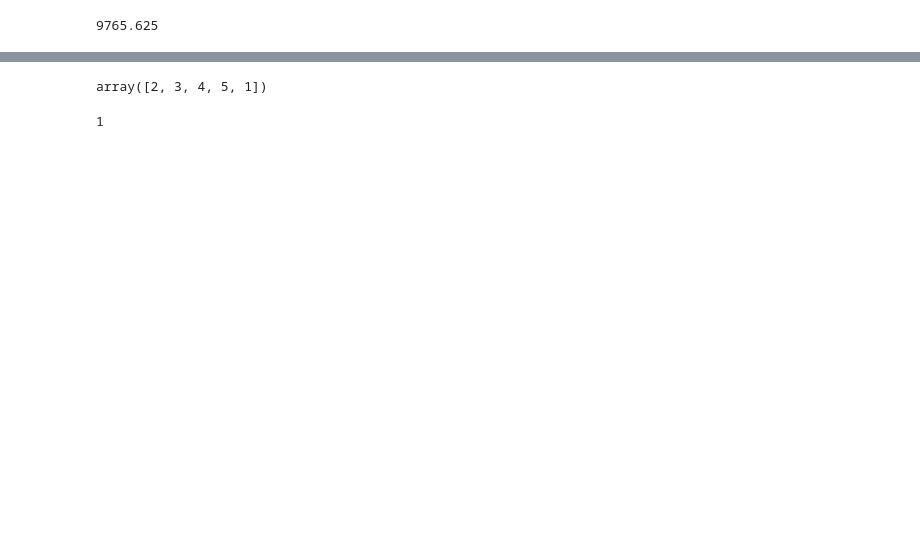
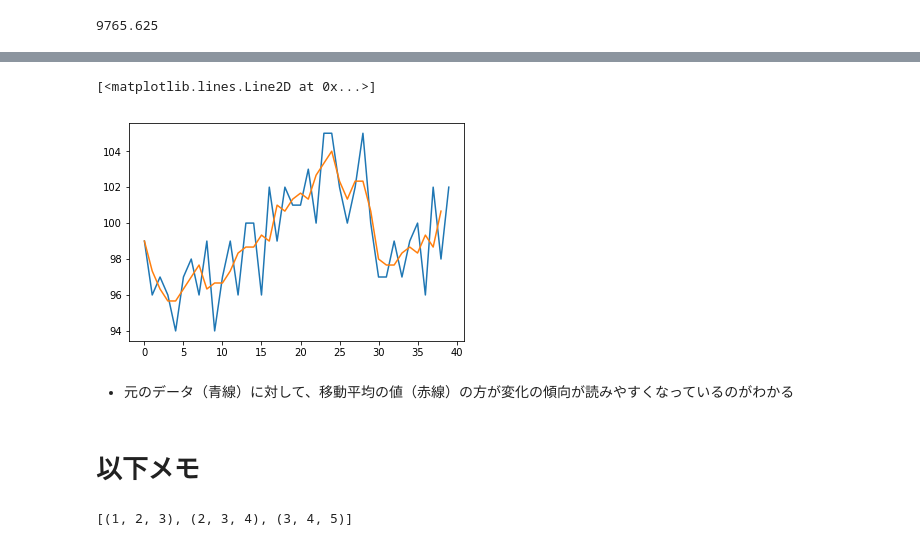
Before and after one commit to t-kunou/python-de-statistics-train, a Jupyter notebook: average.ipynb, the cells around one changed output, grey strips where cells are left out. Cells and saved outputs as stored; diff of their text form; code cells hidden in the pictures; blank space fills up the shorter version.

```diff
--- a/average.ipynb
+++ b/average.ipynb
@@ -86,0 +98,25 @@ plt.plot(data)
+# %%
+data = [99, 96, 97, 96, 94, 97, 98, 96, 99, 94, 97, 99, 96, 100, 100, 96, 102, 99, 102, 101, 101, 103, 100, 105, 105, 102, 100, 102, 105, 100, 97, 97, 99, 97, 99, 100, 96, 102, 98, 102]
+
+# ちょうどよいshiftメソッドがないので自作。ここは本質ではない
+import copy
+def shift_left(data, size):
+    if (size == 0):
+        return data
+    result = copy.copy(data)
+    result.pop(0)
+    return shift_left(result, size - 1)
+#
+
+tmp = list(zip(data, shift_left(data, 1), shift_left(data, 2)))
+moving_average = [data[0]] + list(map(lambda x : (x[0]+x[1]+x[2])/3, tmp))
+
+plt.plot(data)
+plt.plot(moving_average)
+# %% [output]
+[<matplotlib.lines.Line2D at 0x...>]
+[figure, added]
+# %% [markdown]
+- 元のデータ（青線）に対して、移動平均の値（赤線）の方が変化の傾向が読みやすくなっているのがわかる
+# %% [markdown]
+# 以下メモ
@@ -87,10 +132,5 @@ plt.plot(data)
 # %%
 data = np.array([1, 2, 3, 4, 5])
-list(zip(data, np.roll(data, -1), np.roll(data, -2)))
-np.roll(data, -1)
+list(zip(data, shift_left(data, 1), shift_left(data, 2)))
 # %% [output]
-array([2, 3, 4, 5, 1])
+[(1, 2, 3), (2, 3, 4), (3, 4, 5)]
-# %%
-[1, 2, 3].pop(0)
-# %% [output]
-1
```
Also changed, not shown: parts of 26 cells of this notebook.
